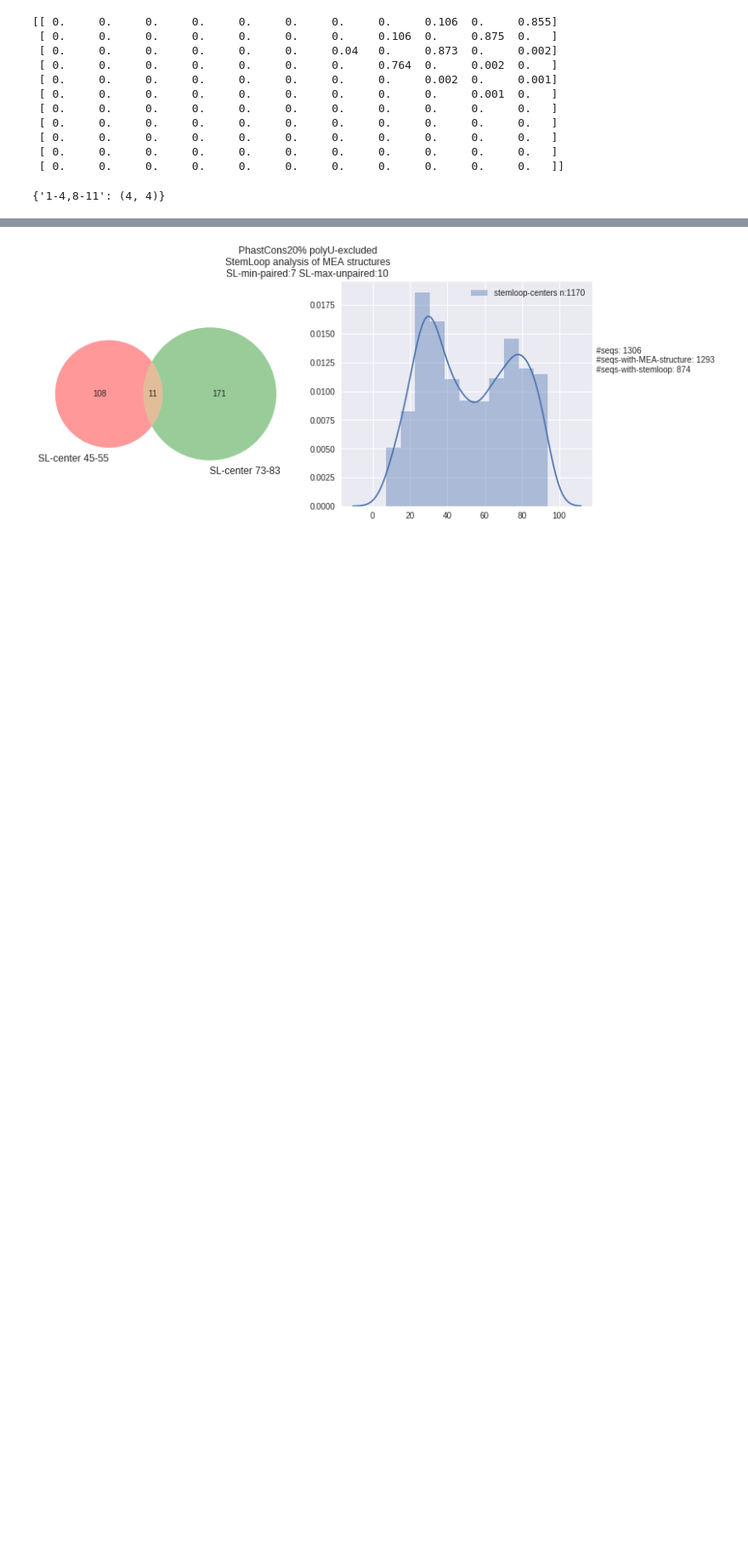
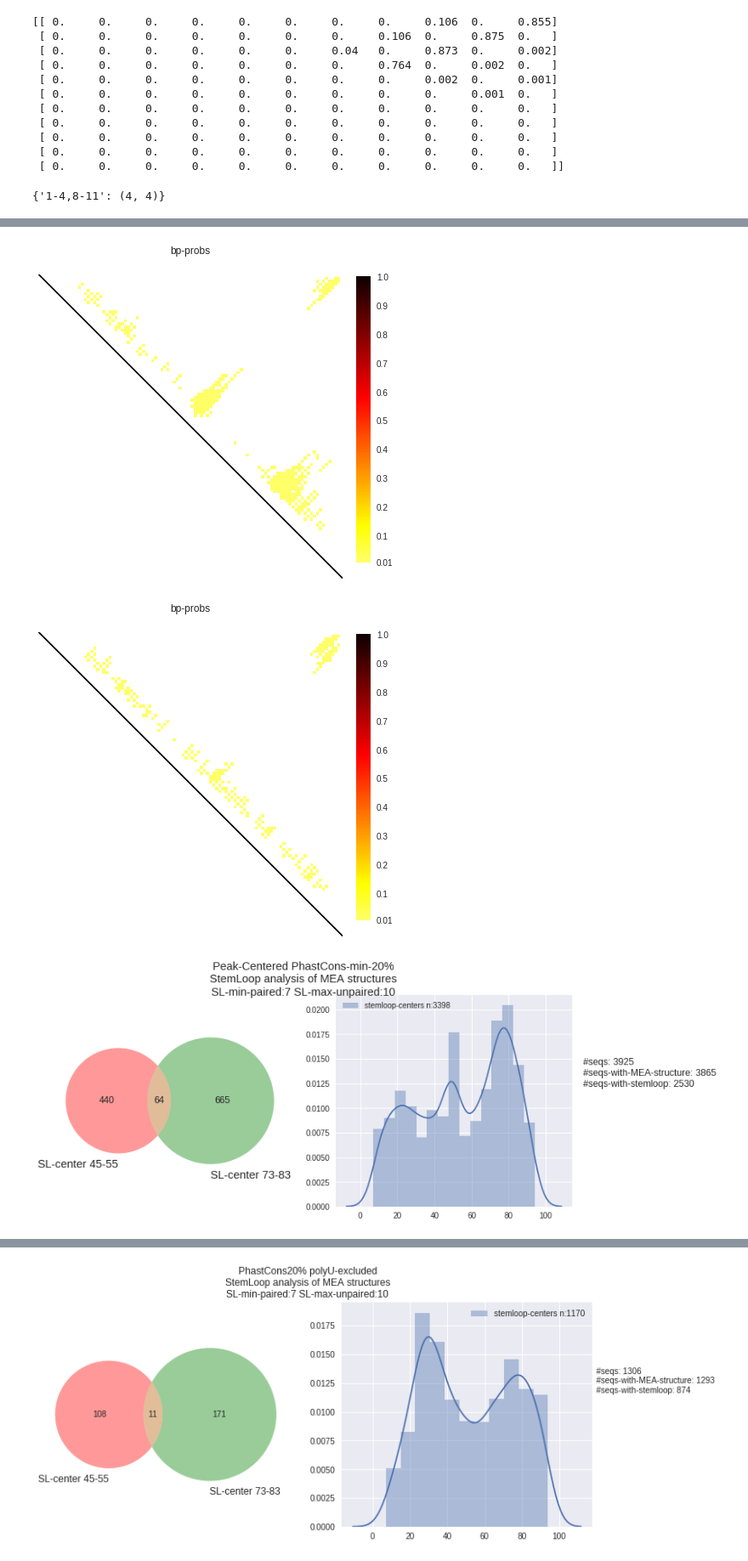
Before and after one commit to mmiladi/mmfold, a Jupyter notebook: local_dotplot/Average_dotplots.ipynb, the cells around one changed output, grey strips where cells are left out. Shown at 85% size. Drawn from its saved outputs; the diff is of its cells as text; code cells hidden in the pictures; blank space fills up the shorter version.

```diff
--- a/local_dotplot/Average_dotplots.ipynb
+++ b/local_dotplot/Average_dotplots.ipynb
@@ -109,0 +213,10 @@ KeyboardInterrupt:
+# %%
+fa_peakcentered = '../../GalaxyGraphClust/Staufen/Galaxy16-[stau-phastcons20-nomerge-extended100-fixed-centered.fa].fasta' #('../../GalaxyGraphClust/Staufen/Galaxy7-[stau-extended100-fixed-centered.fa].fasta')
+mydf_peakcentered = fasta_to_df(fa_peakcentered)
+# %%
+# analyze_df(mydf, fasta_phast20, 'PhastCons-20%',average=False,walk_stems=True,filt=True)
+analyze_df(mydf_peakcentered,fa_peakcentered,title='Peak-Centered PhastCons-min-20%',average=True,walk_stems=True,filt=True)
+# %% [output]
+[figure, added]
+[figure, added]
+[figure, added]
```
Also changed, not shown: parts of 29 cells of this notebook.
